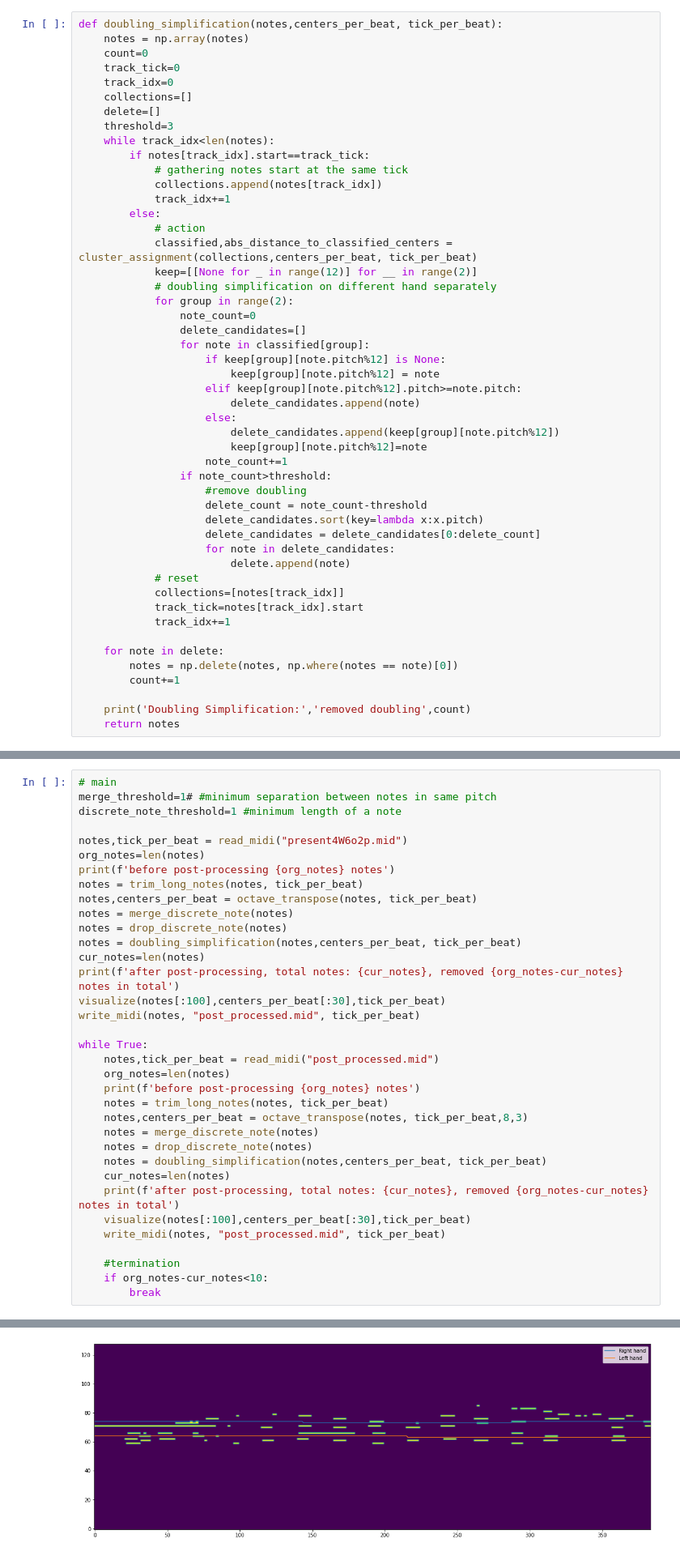
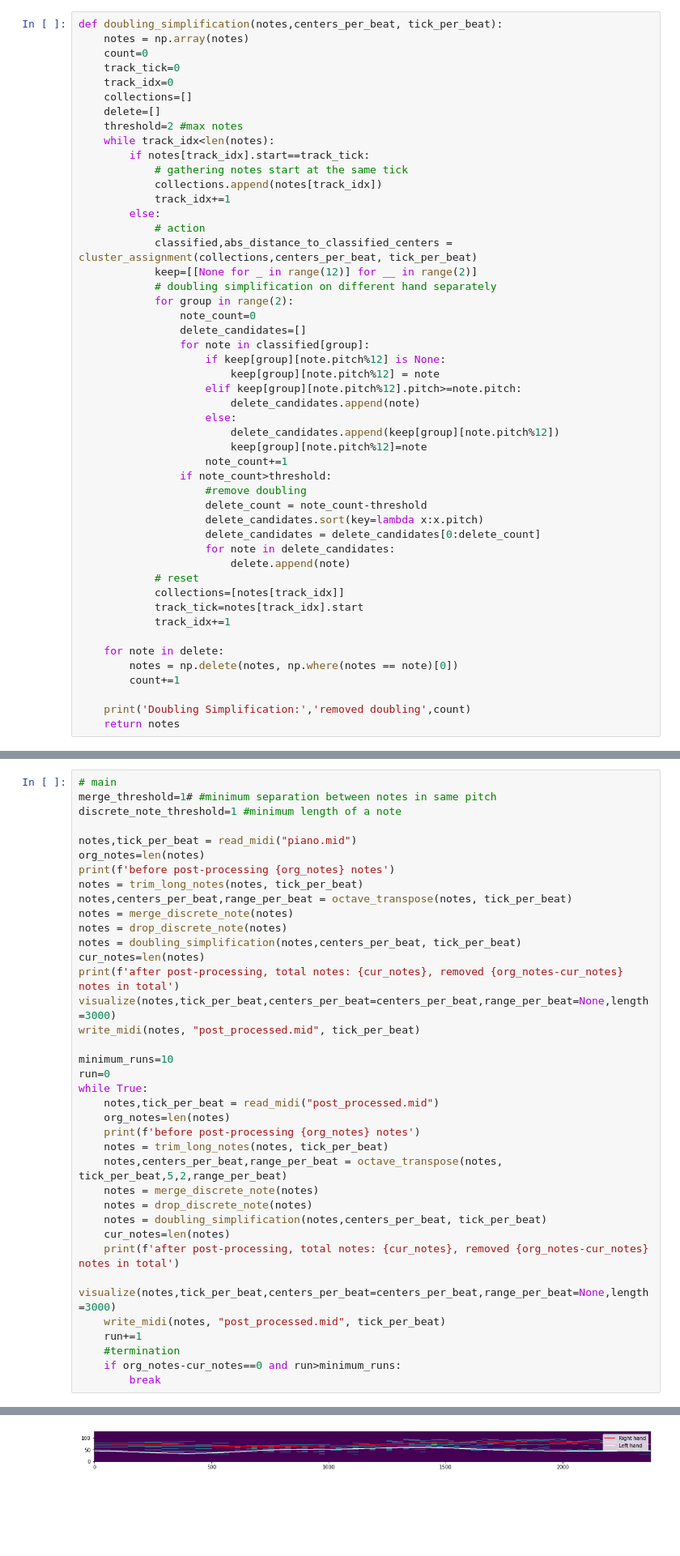
Before and after one commit to ChanTszKit/MIDI-BERT-2, a Jupyter notebook: postprocessing.ipynb, the cells around one changed output, grey strips where cells are left out. Shown at 81% size. Saved outputs shown, nothing was run; the diff lists cells and outputs as text; blank space fills up the shorter version.

```diff
--- a/postprocessing.ipynb
+++ b/postprocessing.ipynb
@@ -209,7 +245,7 @@ def doubling_simplification(notes,centers_per_beat, tick_per_beat):
     track_idx=0
     collections=[]
     delete=[]
-    threshold=3
+    threshold=2 #max notes
     while track_idx<len(notes):
         if notes[track_idx].start==track_tick:
             # gathering notes start at the same tick
@@ -313,34 +378,36 @@ def visualize(notes,centers_per_beat,tick_per_beat):
 merge_threshold=1# #minimum separation between notes in same pitch
 discrete_note_threshold=1 #minimum length of a note
 
-notes,tick_per_beat = read_midi("present4W6o2p.mid")
+notes,tick_per_beat = read_midi("piano.mid")
 org_notes=len(notes)
 print(f'before post-processing {org_notes} notes')
 notes = trim_long_notes(notes, tick_per_beat)
-notes,centers_per_beat = octave_transpose(notes, tick_per_beat)
+notes,centers_per_beat,range_per_beat = octave_transpose(notes, tick_per_beat)
 notes = merge_discrete_note(notes)
 notes = drop_discrete_note(notes)
 notes = doubling_simplification(notes,centers_per_beat, tick_per_beat)
 cur_notes=len(notes)
 print(f'after post-processing, total notes: {cur_notes}, removed {org_notes-cur_notes} notes in total')
-visualize(notes[:100],centers_per_beat[:30],tick_per_beat)
+visualize(notes,tick_per_beat,centers_per_beat=centers_per_beat,range_per_beat=None,length=3000)
 write_midi(notes, "post_processed.mid", tick_per_beat)
 
+minimum_runs=10
+run=0
 while True:
     notes,tick_per_beat = read_midi("post_processed.mid")
     org_notes=len(notes)
     print(f'before post-processing {org_notes} notes')
     notes = trim_long_notes(notes, tick_per_beat)
-    notes,centers_per_beat = octave_transpose(notes, tick_per_beat,8,3)
+    notes,centers_per_beat,range_per_beat = octave_transpose(notes, tick_per_beat,5,2,range_per_beat)
     notes = merge_discrete_note(notes)
     notes = drop_discrete_note(notes)
     notes = doubling_simplification(notes,centers_per_beat, tick_per_beat)
     cur_notes=len(notes)
     print(f'after post-processing, total notes: {cur_notes}, removed {org_notes-cur_notes} notes in total')
-    visualize(notes[:100],centers_per_beat[:30],tick_per_beat)
+    visualize(notes,tick_per_beat,centers_per_beat=centers_per_beat,range_per_beat=None,length=3000)
     write_midi(notes, "post_processed.mid", tick_per_beat)
-
+    run+=1
     #termination
-    if org_notes-cur_notes<10:
+    if org_notes-cur_notes==0 and run>minimum_runs:
         break
 # %% [output]
@@ -353 +421 @@ after post-processing, total notes: 64, removed 17 notes in total
-[figure, old version]
+[figure, new version]
```
Also changed, not shown: parts of 12 cells of this notebook.
